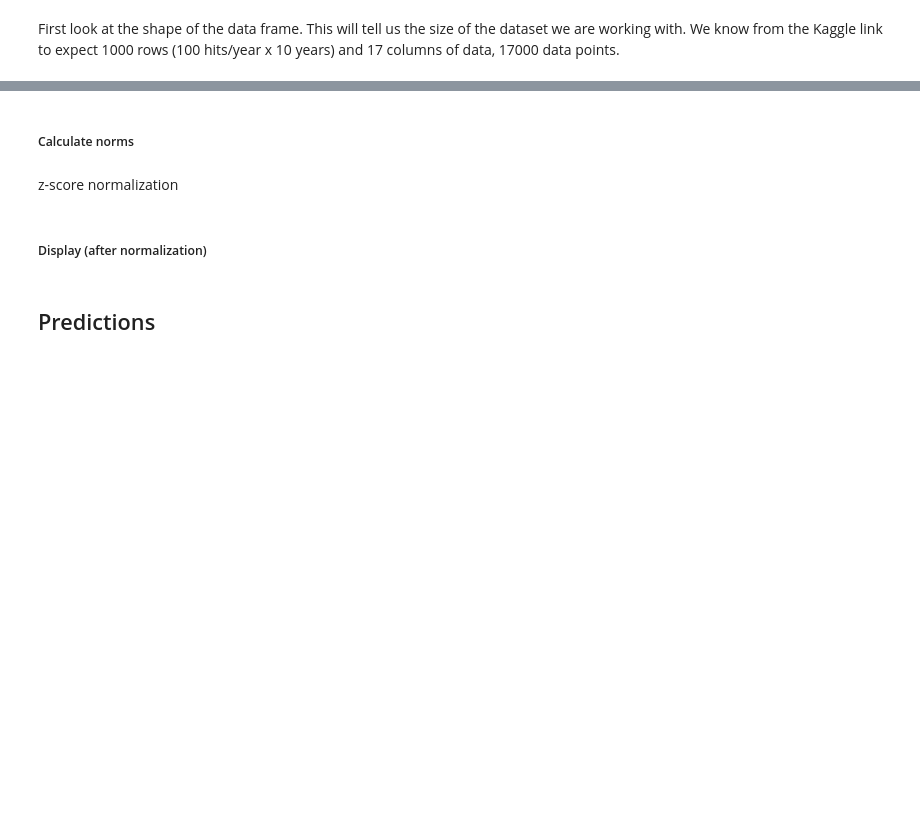
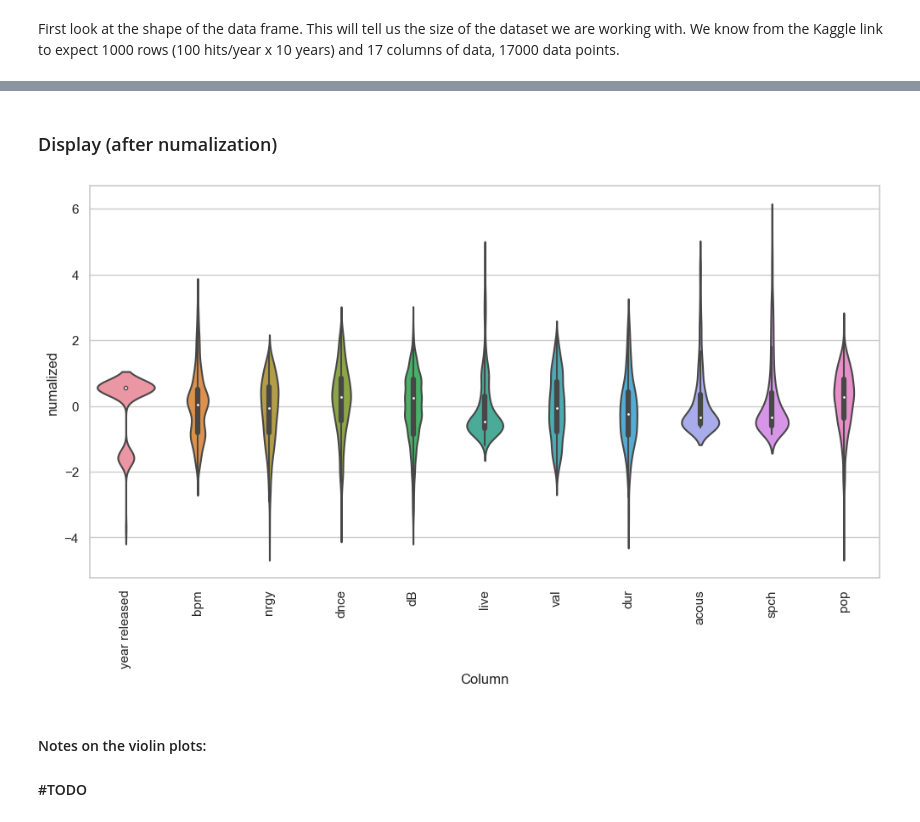
Before and after one commit to amayabrios/Forecasting-Spotify-Hits, a Jupyter notebook: Spotify_data_exploration.ipynb, the cells around one changed output, grey strips where cells are left out. Cells and saved outputs as stored; diff of their text form; code cells hidden in the pictures; blank space fills up the shorter version.

```diff
--- a/Spotify_data_exploration.ipynb
+++ b/Spotify_data_exploration.ipynb
@@ -177,0 +311,13 @@ interactive(hist3d, feature=feature, df=fixed(df))
+# %%
+column_indices = {name: i for i, name in enumerate(df_num.columns)}
+
+n = len(df_num)
+
+# 70%
+train_df = df_num[0:int(n*0.7)]
+# 20%
+val_df = df_num[int(n*0.7):int(n*0.9)]
+# 10%
+test_df = df_num[int(n*0.9):]
+
+num_features = df_num.shape[1]
@@ -178 +329,6 @@ interactive(hist3d, feature=feature, df=fixed(df))
+# %%
+# where cond False keep original value
+df_num['dB'].mask(df_num['dB'] < -12.5, inplace=True)
+df_num['dur'].mask(df_num['dur'] > 300, inplace=True)
+df_num['year released'].mask(df_num['year released'] < -5, inplace=True)
 # %% [markdown]
@@ -188,22 +337,3 @@ TODO: EXPLAIN... not selected randomly due to time dependence of data
-# %%
-# only normalizing features of numerical measure
-df2 = df.iloc[:,3:14]  # ['year released' : 'top year']
-
-column_indices = {name: i for i, name in enumerate(df2.columns)}
-
-n = len(df2)
-# 70%
-train_df = df2[0:int(n*0.7)]
-# 20%
-val_df = df2[int(n*0.7):int(n*0.9)]
-# 30%
-test_df = df2[int(n*0.9):]
-
-num_features = df2.shape[1] # 12 features ['year released' : 'top year']
-# %% [markdown]
-##### Calculate norms <a class="anchor" id="calcnorm"></a>
-# %% [markdown]
-z-score normalization
 # %%
 # preventing bias:
 # only using training mean and std so the other values don't have access to validation and test sets
@@ -219,10 +347,13 @@ train_df.describe().transpose()
 # %% [markdown]
-##### Display (after normalization) <a class="anchor" id="postvis"></a>
+### Display (after numalization) <a class="anchor" id="postvis"></a>
 # %%
-df2_std = (df2 - train_mean) / train_std
-df2_std = df2_std.melt(var_name='Column', value_name='Normalized')
+df_std = (df_num - train_mean) / train_std
+df_std = df_std.melt(var_name='Column', value_name='numalized')
 plt.figure(figsize=(12, 6))
-ax = sns.violinplot(x='Column', y='Normalized', data=df2_std)
-_ = ax.set_xticklabels(df2.keys(), rotation=90)
+ax = sns.violinplot(x='Column', y='numalized', data=df_std)
+_ = ax.set_xticklabels(df_num.keys(), rotation=90)
+# %% [output]
+[figure, added]
 # %% [markdown]
-## Predictions <a class="anchor" id="predict"></a>
+#### Notes on the violin plots:<a class="anchor" id="violinnotes"></a>
+#### #TODO
```
Also changed, not shown: parts of 49 cells of this notebook.
